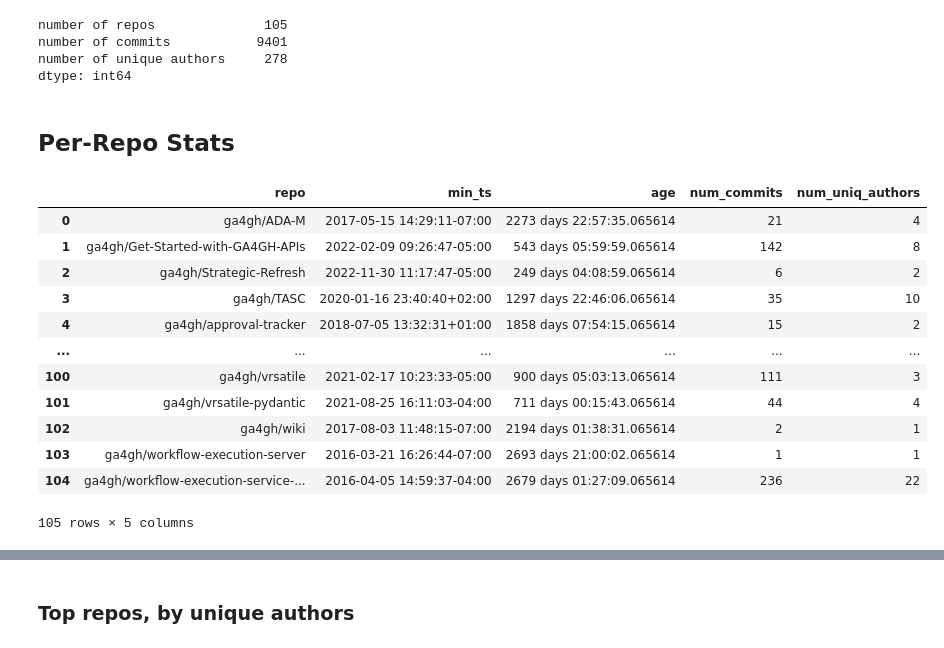
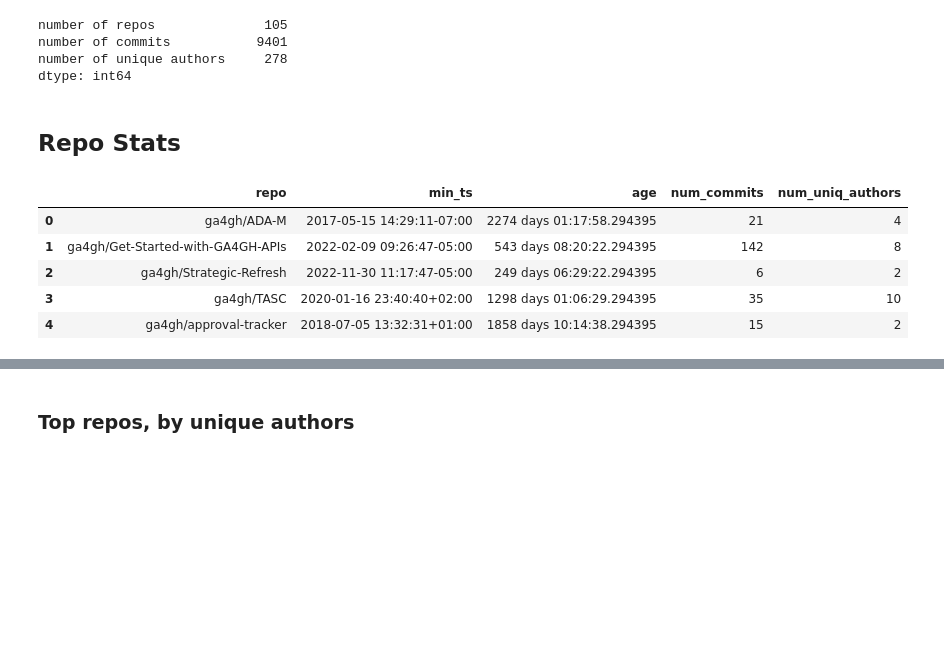
Before and after one commit to reece/ga4gh-github-stats, a Jupyter notebook: results/github-stats-summary.ipynb, the cells around one changed output, grey strips where cells are left out. Drawn from its saved outputs; the diff is of its cells as text; code cells hidden in the pictures; blank space fills up the shorter version.

```diff
--- a/results/github-stats-summary.ipynb
+++ b/results/github-stats-summary.ipynb
@@ -32,7 +33,7 @@ now = datetime.now(tz=pytz.UTC)
 
 fork_repos = set(open(forks_fn).read().split())
 # %%
-df = pd.read_csv(
+commits = pd.read_csv(
     stats_fn,
     delimiter="\t",
     parse_dates=["ts"],
@@ -44,13 +45,7 @@ df = pd.read_csv(
     },
 )
 
-df = df[~df["repo"].isin(fork_repos)]
-
-df["ts_YM"] = df["ts"].apply(lambda ts: ts.strftime("%Y-%m"))
-df.insert(2, "ts_YM", df.pop("ts_YM"))   # move ts_YM to right of ts
-df["ts_Y"] = df["ts"].apply(lambda ts: ts.strftime("%Y"))
-df.insert(2, "ts_Y", df.pop("ts_Y"))     # move ts_Y to right of ts
-df.pop("hash")
-df.pop("committer_email")
-
-df
+# remove repos that are forks of authoritative repos elsewhere
+commits = commits[~commits["repo"].isin(fork_repos)]
+_ = commits.pop("hash")
+_ = commits.pop("committer_email")
@@ -70,0 +52,6 @@ df
+# %%
+commits["ts_ym"] = commits["ts"].apply(lambda ts: ts.strftime("%Y-%m"))
+commits.insert(2, "ts_ym", commits.pop("ts_ym"))   # move ts_YM to right of ts
+commits["ts_y"] = commits["ts"].apply(lambda ts: ts.strftime("%Y"))
+commits.insert(2, "ts_y", commits.pop("ts_y"))     # move ts_Y to right of ts
+commits.head()
@@ -83,28 +77,21 @@ number of commits           9401
 number of unique authors     278
 dtype: int64
 # %% [markdown]
-## Per-Repo Stats
+## Repo Stats
 # %%
-df_repo = df.groupby(["repo"], as_index=False).agg(
+repos_df = commits.groupby(["repo"], as_index=False).agg(
     min_ts = pd.NamedAgg(column="ts", aggfunc=min),
     num_commits = pd.NamedAgg(column="repo", aggfunc=len),
     num_uniq_authors = pd.NamedAgg(column="author_email", aggfunc=pd.Series.nunique)
 )
-df_repo["age"] = now - df_repo["min_ts"]
-df_repo.insert(2, "age", df_repo.pop("age"))
-df_repo
+repos_df["age"] = now - repos_df["min_ts"]
+repos_df.insert(2, "age", repos_df.pop("age"))
+repos_df.head()
 # %% [output]
 |  | repo | min_ts | age | num_commits | num_uniq_authors |
-| 0 | ga4gh/ADA-M | 2017-05-15 14:29:11-07:00 | 2273 days 22:57:35.065614 | 21 | 4 |
-| 1 | ga4gh/Get-Started-with-GA4GH-APIs | 2022-02-09 09:26:47-05:00 | 543 days 05:59:59.065614 | 142 | 8 |
-| 2 | ga4gh/Strategic-Refresh | 2022-11-30 11:17:47-05:00 | 249 days 04:08:59.065614 | 6 | 2 |
-| 3 | ga4gh/TASC | 2020-01-16 23:40:40+02:00 | 1297 days 22:46:06.065614 | 35 | 10 |
-| 4 | ga4gh/approval-tracker | 2018-07-05 13:32:31+01:00 | 1858 days 07:54:15.065614 | 15 | 2 |
-| ... | ... | ... | ... | ... | ... |
-| 100 | ga4gh/vrsatile | 2021-02-17 10:23:33-05:00 | 900 days 05:03:13.065614 | 111 | 3 |
-| 101 | ga4gh/vrsatile-pydantic | 2021-08-25 16:11:03-04:00 | 711 days 00:15:43.065614 | 44 | 4 |
-| 102 | ga4gh/wiki | 2017-08-03 11:48:15-07:00 | 2194 days 01:38:31.065614 | 2 | 1 |
-| 103 | ga4gh/workflow-execution-server | 2016-03-21 16:26:44-07:00 | 2693 days 21:00:02.065614 | 1 | 1 |
-| 104 | ga4gh/workflow-execution-service-... | 2016-04-05 14:59:37-04:00 | 2679 days 01:27:09.065614 | 236 | 22 |
+| 0 | ga4gh/ADA-M | 2017-05-15 14:29:11-07:00 | 2274 days 01:17:58.294395 | 21 | 4 |
+| 1 | ga4gh/Get-Started-with-GA4GH-APIs | 2022-02-09 09:26:47-05:00 | 543 days 08:20:22.294395 | 142 | 8 |
+| 2 | ga4gh/Strategic-Refresh | 2022-11-30 11:17:47-05:00 | 249 days 06:29:22.294395 | 6 | 2 |
+| 3 | ga4gh/TASC | 2020-01-16 23:40:40+02:00 | 1298 days 01:06:29.294395 | 35 | 10 |
+| 4 | ga4gh/approval-tracker | 2018-07-05 13:32:31+01:00 | 1858 days 10:14:38.294395 | 15 | 2 |
-105 rows × 5 columns
 # %% [markdown]
```
Also changed, not shown: parts of 18 cells of this notebook.
